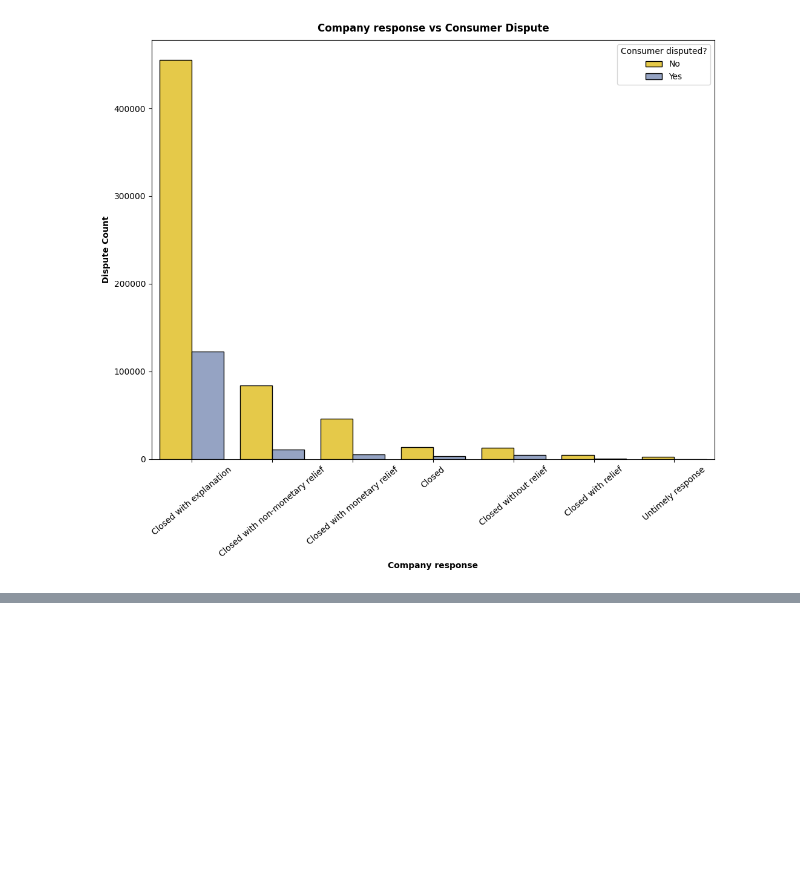
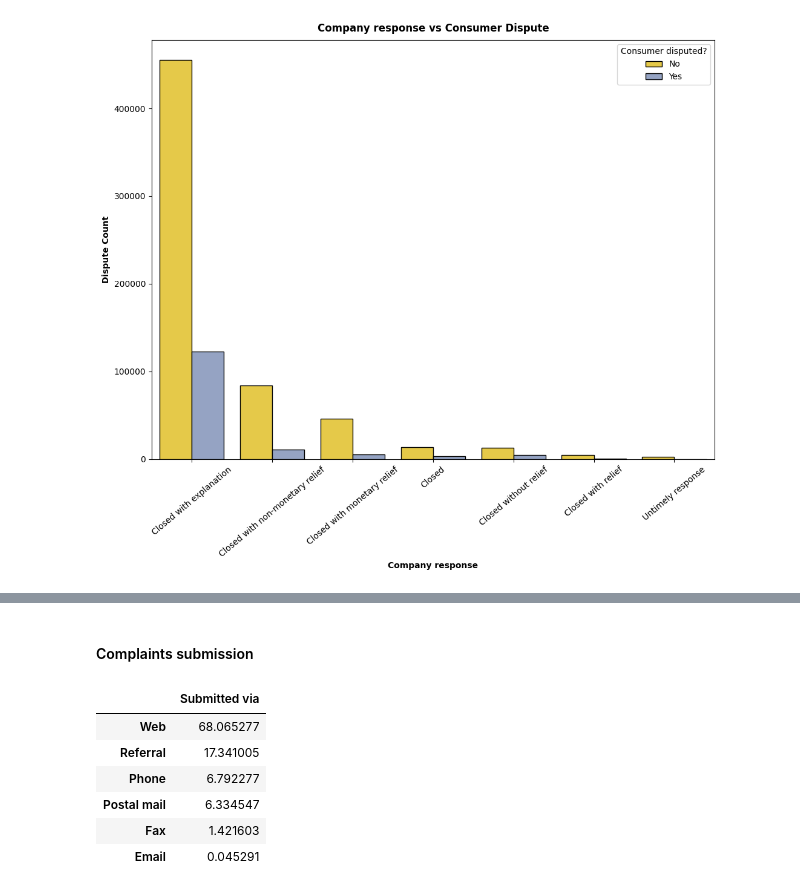
Before and after one commit to Sheiphan/Complaints_Prediction_NLP, a Jupyter notebook: Research/EDA.ipynb, the cells around one changed output, grey strips where cells are left out. Cells and saved outputs as stored; diff of their text form; code cells hidden in the pictures; blank space fills up the shorter version.

```diff
--- a/Research/EDA.ipynb
+++ b/Research/EDA.ipynb
@@ -360,0 +373,12 @@ Updated.
+# %% [markdown]
+#### Complaints submission
+# %%
+df['Submitted via'].value_counts(normalize=True).to_frame()*100
+# %% [output]
+|  | Submitted via |
+| Web | 68.065277 |
+| Referral | 17.341005 |
+| Phone | 6.792277 |
+| Postal mail | 6.334547 |
+| Fax | 1.421603 |
+| Email | 0.045291 |
```
Also changed, not shown: parts of 6 cells of this notebook.
